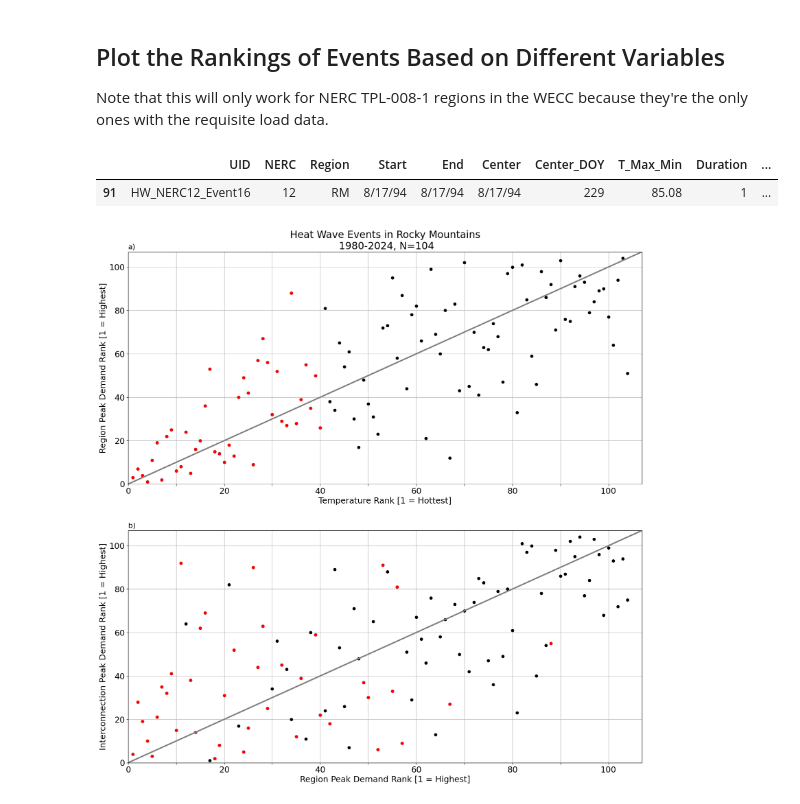
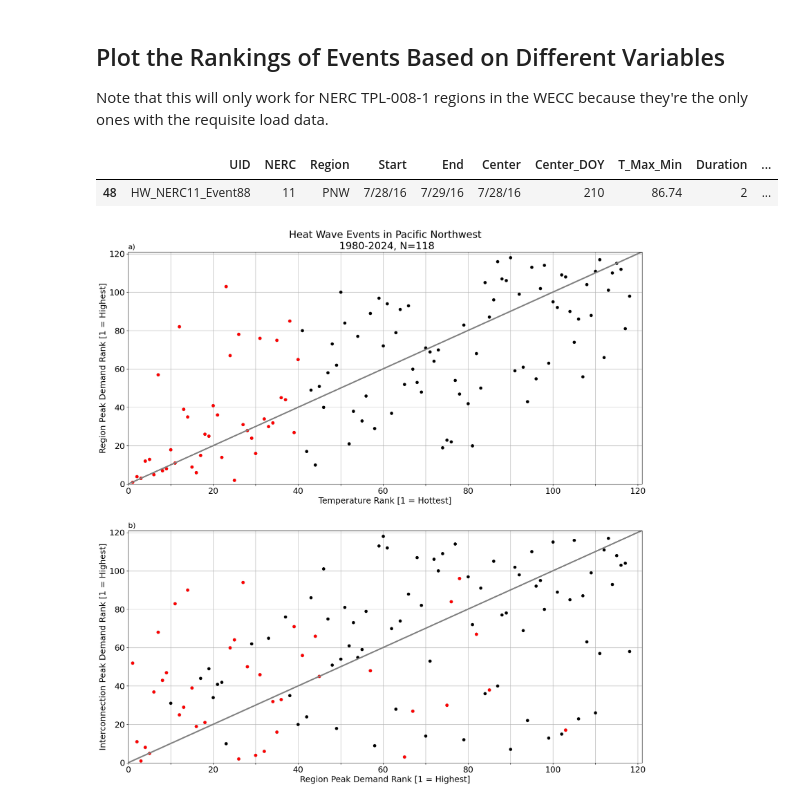
Before and after one commit to cdburley/burleyson-etal_2026_tbd, a Jupyter notebook: notebooks/plot_hw_cs_characteristics.ipynb, the cells around one changed output. Cells and saved outputs as stored; diff of their text form; code cells hidden in the pictures.

```diff
--- a/notebooks/plot_hw_cs_characteristics.ipynb
+++ b/notebooks/plot_hw_cs_characteristics.ipynb
@@ -346,21 +346,21 @@ def plot_hw_cs_rankings(region: int, hw_cs: str, events_data_input_dir: str, met
     return subset_df
 # %%
 # Test the function:
-output_df = plot_hw_cs_rankings(region = 'RM',
+output_df = plot_hw_cs_rankings(region = 'PNW',
                     hw_cs = 'HW',
                     events_data_input_dir = events_data_input_dir,
                     metadata_input_dir = metadata_input_dir,
                     image_output_dir = image_output_dir,
                     image_resolution = 150,
                     save_images = False)
 
-event_df = output_df[(output_df['UID'] == 'HW_NERC12_Event16')].copy()
+event_df = output_df[(output_df['UID'] == 'HW_NERC11_Event88')].copy()
 
 event_df
 # %% [output]
 |  | UID | NERC | Region | Start | End | Center | Center_DOY | T_Max_Min | Duration | ... |
-| 91 | HW_NERC12_Event16 | 12 | RM | 8/17/94 | 8/17/94 | 8/17/94 | 229 | 85.08 | 1 | ... |
+| 48 | HW_NERC11_Event88 | 11 | PNW | 7/28/16 | 7/29/16 | 7/28/16 | 210 | 86.74 | 2 | ... |
-[figure, old version]
+[figure, new version]
 # %%
 # Loop over the NERC TPL-008-1 regions in the WECC and make the plot for each region:
 for region in ['CA', 'GB', 'PNW', 'RM', 'SW']:
```
Also changed, not shown: parts of 1 cell of this notebook, 28 other files.
